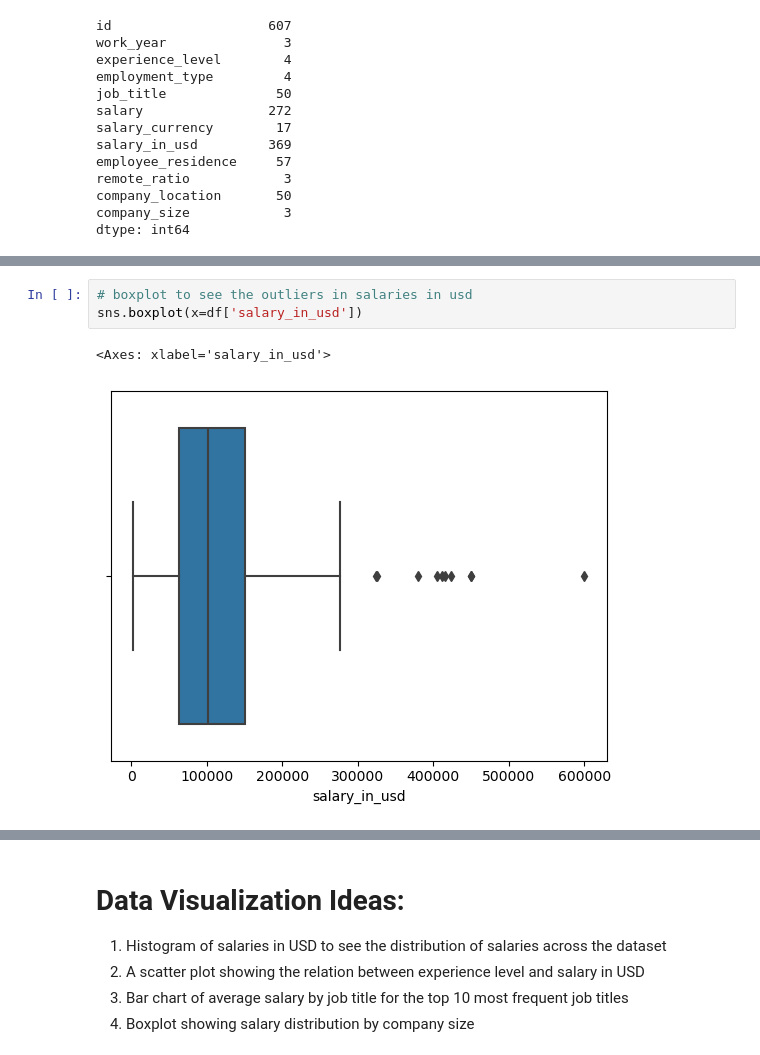
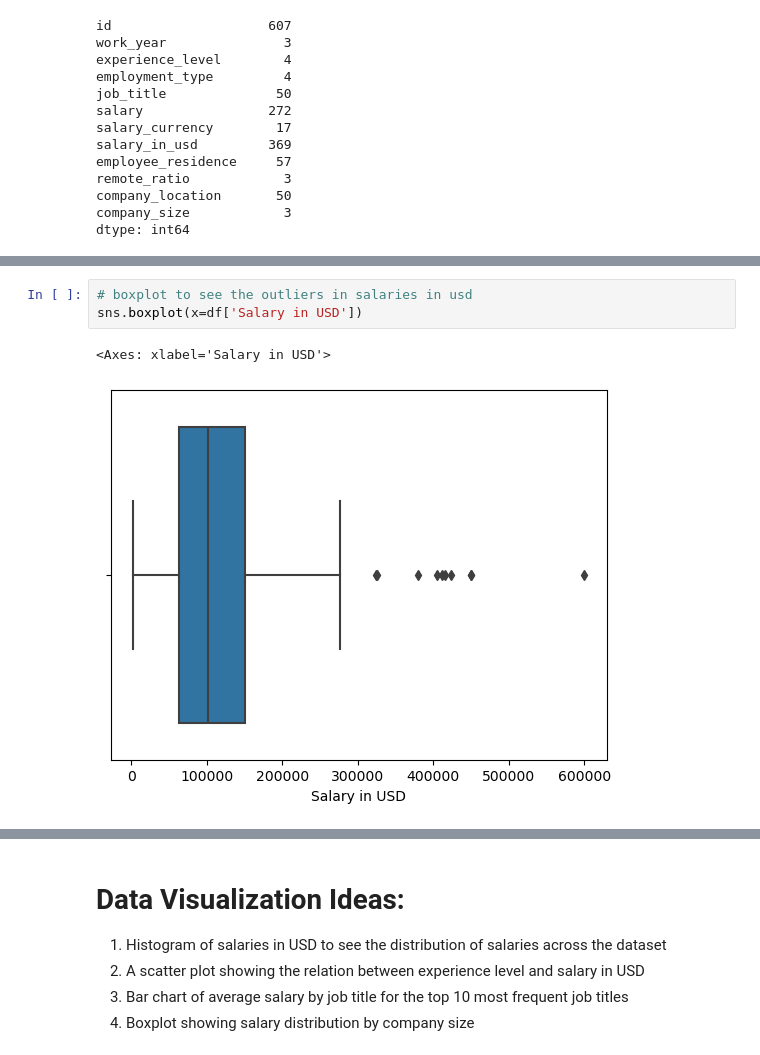
Before and after one commit to MichaelHeUVA/DS4003-Final-Project, a Jupyter notebook: Dashboard_Data_Preparation.ipynb, the cells around one changed output, grey strips where cells are left out. Drawn from its saved outputs; the diff is of its cells as text.

```diff
--- a/Dashboard_Data_Preparation.ipynb
+++ b/Dashboard_Data_Preparation.ipynb
@@ -127,10 +164,10 @@ df['job_title'].value_counts().head(10).plot(kind='barh', title='Top 10 Job Titl
 [figure]
 # %%
 # boxplot to see the outliers in salaries in usd
-sns.boxplot(x=df['salary_in_usd'])
+sns.boxplot(x=df['Salary in USD'])
 # %% [output]
-<Axes: xlabel='salary_in_usd'>
+<Axes: xlabel='Salary in USD'>
-[figure, old version]
+[figure, new version]
 # %% [markdown]
 # Exploring the Dataset
 
```
Also changed, not shown: parts of 8 cells of this notebook, 1 other file.
